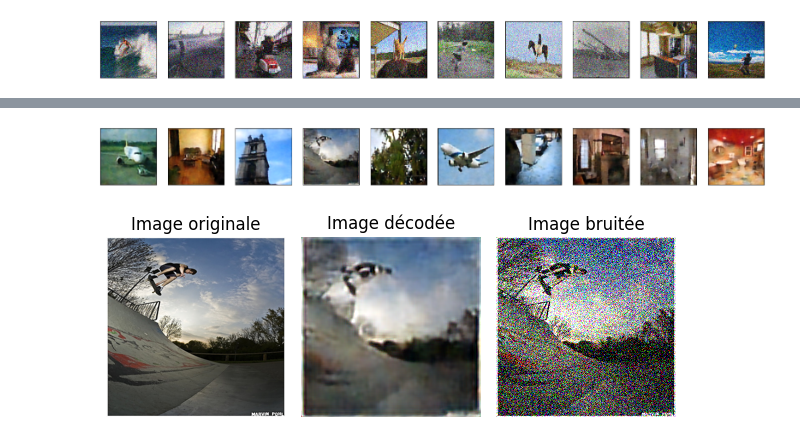
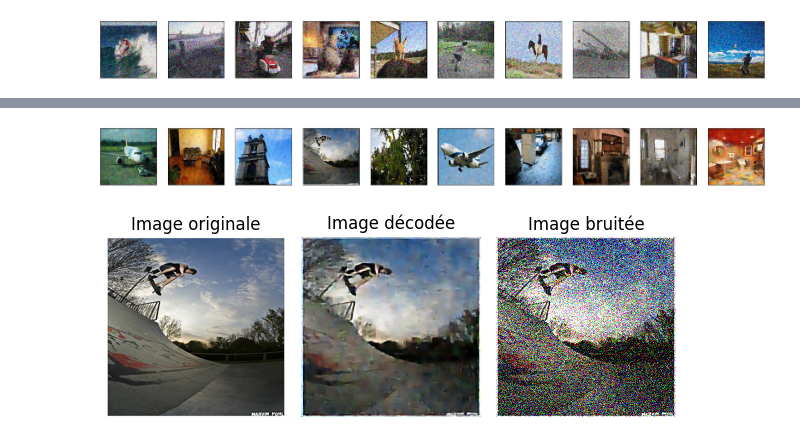
Before and after one commit to TouNoum/Leyanda, a Jupyter notebook: Leyanda_Project/Leyanda_Livrable_2.ipynb, the cells around one changed output, grey strips where cells are left out. Drawn from its saved outputs; the diff is of its cells as text; code cells hidden in the pictures.

Commit message:
feat(livrable_2): add model loading features

```diff
--- a/Leyanda_Project/Leyanda_Livrable_2.ipynb
+++ b/Leyanda_Project/Leyanda_Livrable_2.ipynb
@@ -52,6 +52,9 @@ save_path = "/tf/projet/Leyanda_Project/models/saved" # Path to the models folde
 n = 10 # Number of images displayed for visualization
 max_pooling = False # Use max pooling in the model
 
+if(max_pooling):
+    save_model_denoise_filename = "denoiser_max_pooling.keras"
+
 # Dataset split parameters
 train_split = 0.9 # Proportion of the dataset to use for training
 test_split = 0.1 # Proportion of the dataset to use for testing
@@ -164,4 +169,7 @@ Epoch 100/100
 # %%
+# load the model
+model = tf.keras.models.load_model(save_path+"/"+save_model_denoise_filename)
+
 ## EVALUATION AND INFERENCE
 # 1. Make inference
 decoded_imgs = model.predict(x_test_noisy)
@@ -176,2 +184,2 @@ compare_denoised_images(x_test=x_test, decoded_imgs=decoded_imgs, x_test_noisy=x
 [figure]
-[figure, old version]
+[figure, new version]
```
Also changed, not shown: parts of 2 cells of this notebook.
